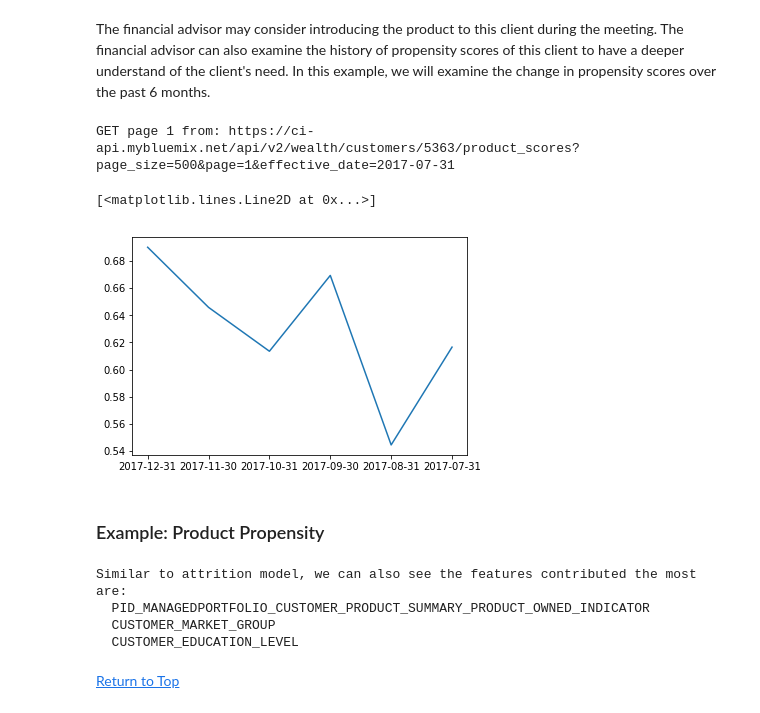
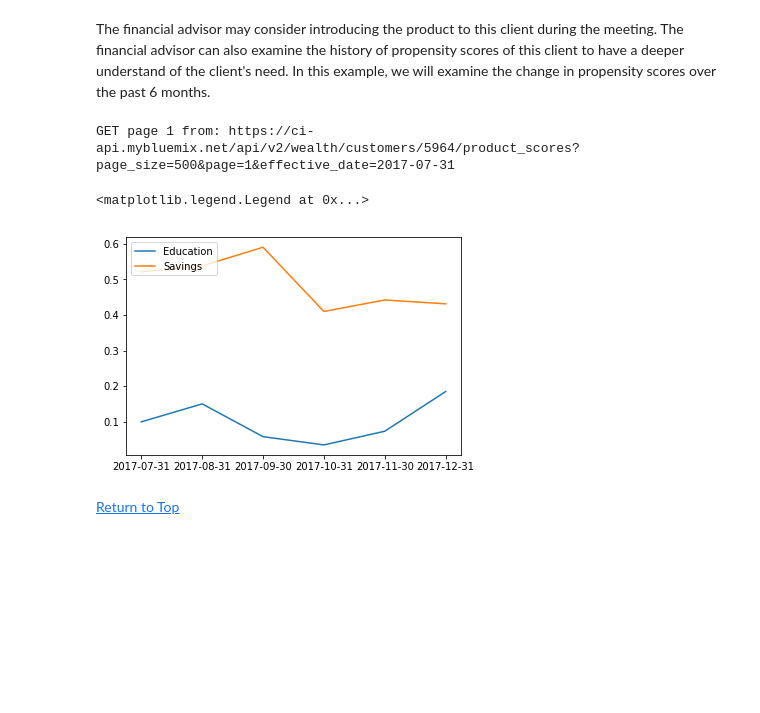
Before and after one commit to IBM/client-insight-wealth-management, a Jupyter notebook: notebook/Leverage-Client-Insights.ipynb, the cells around one changed output. Drawn from its saved outputs; the diff is of its cells as text; code cells hidden in the pictures; blank space fills up the shorter version.

```diff
--- a/notebook/Leverage-Client-Insights.ipynb
+++ b/notebook/Leverage-Client-Insights.ipynb
@@ -57 +51,9 @@ customer_id = 5363
+# %%
+customer_id = 5964
+#customer_id = 5288
+#customer_id = 1975
+#customer_id = 1495
+#customer_id = 3652
+#customer_id = 5412
+#customer_id = 5717
 # %% [markdown]
@@ -347,20 +353,0 @@ The 'dynamic segmentation' row shows the overall categorization of the client -
-# %%
-resp_json = []
-page = 0
-while True:
-    seg_url = "customers/" + str(customer_id) + "/scores?page_size=" + str(page_size) + "&page=" + str(page) + "&score_code=DYNAMIC_SEGMENTATION&effective_date="+effective_date
-    print("GET page " +str(page) + " from: " + base_url + seg_url, end="\r", flush=True)
-    scoresGet = requests.get(base_url + seg_url,headers=head)
-    if scoresGet.status_code != 200 or scoresGet.json() == [] : break
-    page = page + 1
-    resp_json = resp_json + scoresGet.json()
-
-if scoresGet.status_code != 200:
-    print('\nAn error occured getting scores')
-    print('scoresGet Status Code: ' + str(scoresGet.status_code))
-    print(scoresGet.text)
-
-dfseg = json_normalize(resp_json)
-json_str = json.dumps(resp_json, indent=4, sort_keys=True)
-print("\n")
-print(highlight(json_str, JsonLexer(), TerminalTrueColorFormatter()))
@@ -455,43 +453,36 @@ The financial advisor may consider introducing the product to this client during
 # %%
 # Get the scores over history
 # Query String parameters: customer_id, page_size, page, effective_date
 
 resp_json = []
 history = ["2017-12-31", "2017-11-30", "2017-10-31", "2017-09-30", "2017-08-31", "2017-07-31"]
 for effective_date in history:
     page = 0
     while True:
         scores_url = "customers/" + str(customer_id) + "/product_scores?page_size=" + str(page_size) + "&page=" + str(page) + "&effective_date="+effective_date
         print("GET page " + str(page) + " from: " + base_url + scores_url, end="\r", flush=True)
         scoresGet = requests.get(base_url + scores_url,headers=head)
         if scoresGet.status_code != 200 or scoresGet.json() == [] : break
         page = page + 1
         resp_json = resp_json + scoresGet.json()
 
     if scoresGet.status_code != 200:
         print('\nAn error occured getting scores')
         print('scoresGet Status Code: ' + str(scoresGet.status_code))
         print(scoresGet.text)
 
 dfpp = json_normalize(resp_json)
-json_str = json.dumps(resp_json, indent=4, sort_keys=True)
-print("\n")
-#print(highlight(json_str, JsonLexer(), TerminalTrueColorFormatter()))
-plt.plot(dfpp.effective_date,dfpp.score_value)
+dfpp = dfpp[dfpp.effective_date != "2017-06-30"]
+labels = []
+for product in dfpp.product_id.unique():
+    current = dfpp[dfpp.product_id == product]
+    plt.plot(current.effective_date,current.score_value)
+    labels.append(product)
+
+plt.legend(labels, loc='upper left')
 # %% [output]
-GET page 1 from: https://ci-api.mybluemix.net/api/v2/wealth/customers/5363/product_scores?page_size=500&page=1&effective_date=2017-07-31
+GET page 1 from: https://ci-api.mybluemix.net/api/v2/wealth/customers/5964/product_scores?page_size=500&page=1&effective_date=2017-07-31
-[<matplotlib.lines.Line2D at 0x...>]
+<matplotlib.legend.Legend at 0x...>
-[figure, old version]
+[figure, new version]
-# %% [markdown]
-### Example: Product Propensity
-# %%
-print("Similar to attrition model, we can also see the features contributed the most are: \n  {f1} \n  {f2} \n  {f3}".format(f1 = dfpp.feature_1_column[0],
-                                                                                                                          f2 = dfpp.feature_2_column[0],
-                                                                                                                          f3 = dfpp.feature_3_column[0]))
-# %% [output]
-Similar to attrition model, we can also see the features contributed the most are:
-  PID_MANAGEDPORTFOLIO_CUSTOMER_PRODUCT_SUMMARY_PRODUCT_OWNED_INDICATOR
-  CUSTOMER_MARKET_GROUP
-  CUSTOMER_EDUCATION_LEVEL
 # %% [markdown]
 <a href="#top">Return to Top</a>
```
Also changed, not shown: parts of 18 cells of this notebook.
